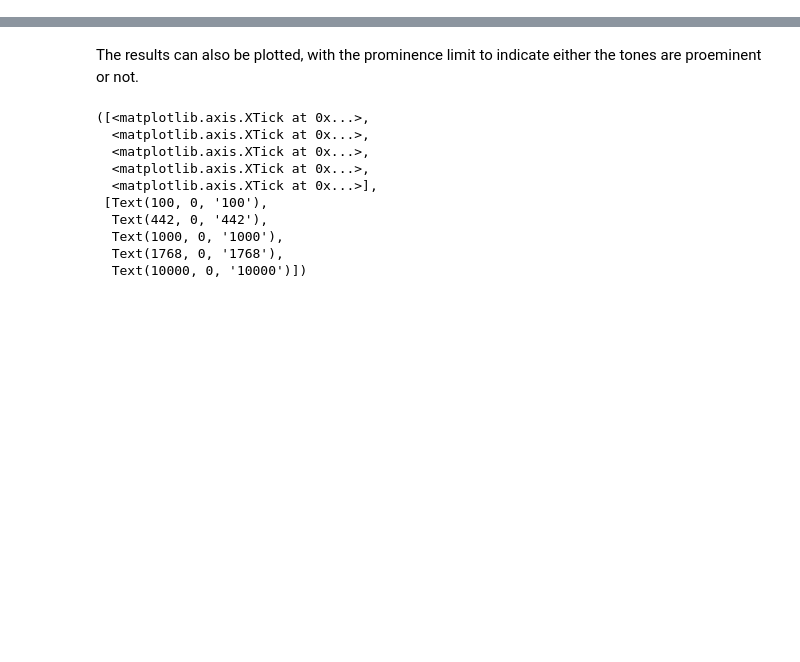
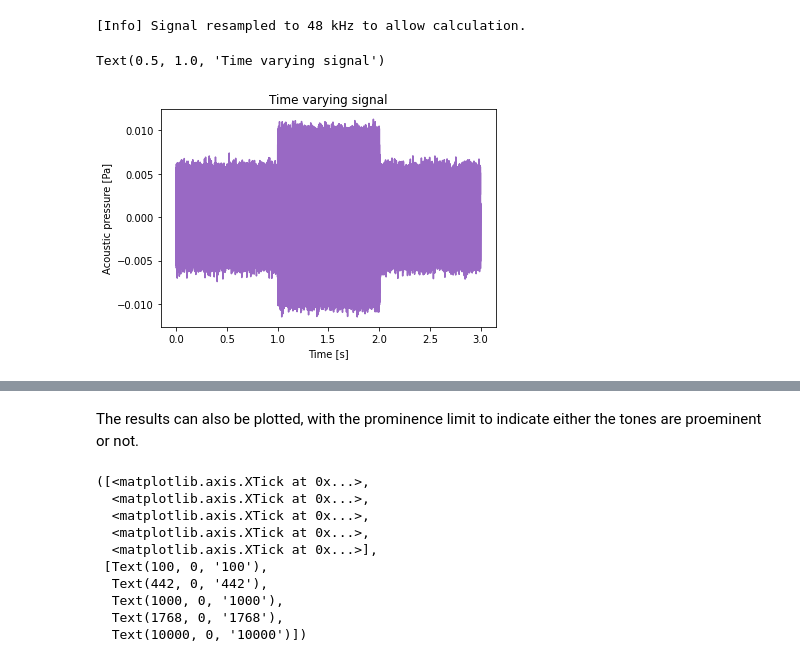
Before and after one commit to Eomys/MoSQITo, a Jupyter notebook: tutorials/tuto_TNR_PR.ipynb, the cells around one changed output, grey strips where cells are left out. Saved outputs shown, nothing was run; the diff lists cells and outputs as text; code cells hidden in the pictures; blank space fills up the shorter version.

```diff
--- a/tutorials/tuto_TNR_PR.ipynb
+++ b/tutorials/tuto_TNR_PR.ipynb
@@ -55,0 +51,17 @@ For a steady signal, the syntax is almost equivalent, see below.
+# %%
+# Define path to the .wav file
+# To be replaced by your own path
+path_tv = "../tests/input/white_noise_442_1768_Hz_varying.wav"
+# load signal
+sig_tv, fs_tv = load(path_tv, wav_calib=0.01)
+# plot signal
+t_tv = np.linspace(0, (len(sig_tv) - 1) / fs_tv, len(sig_tv))
+plt.figure(1)
+plt.plot(t_tv, sig_tv, color=COLORS[1])
+plt.xlabel('Time [s]')
+plt.ylabel('Acoustic pressure [Pa]')
+plt.title('Time varying signal')
+# %% [output]
+[Info] Signal resampled to 48 kHz to allow calculation.
+Text(0.5, 1.0, 'Time varying signal')
+[figure, added]
```
Also changed, not shown: parts of 28 cells of this notebook.
